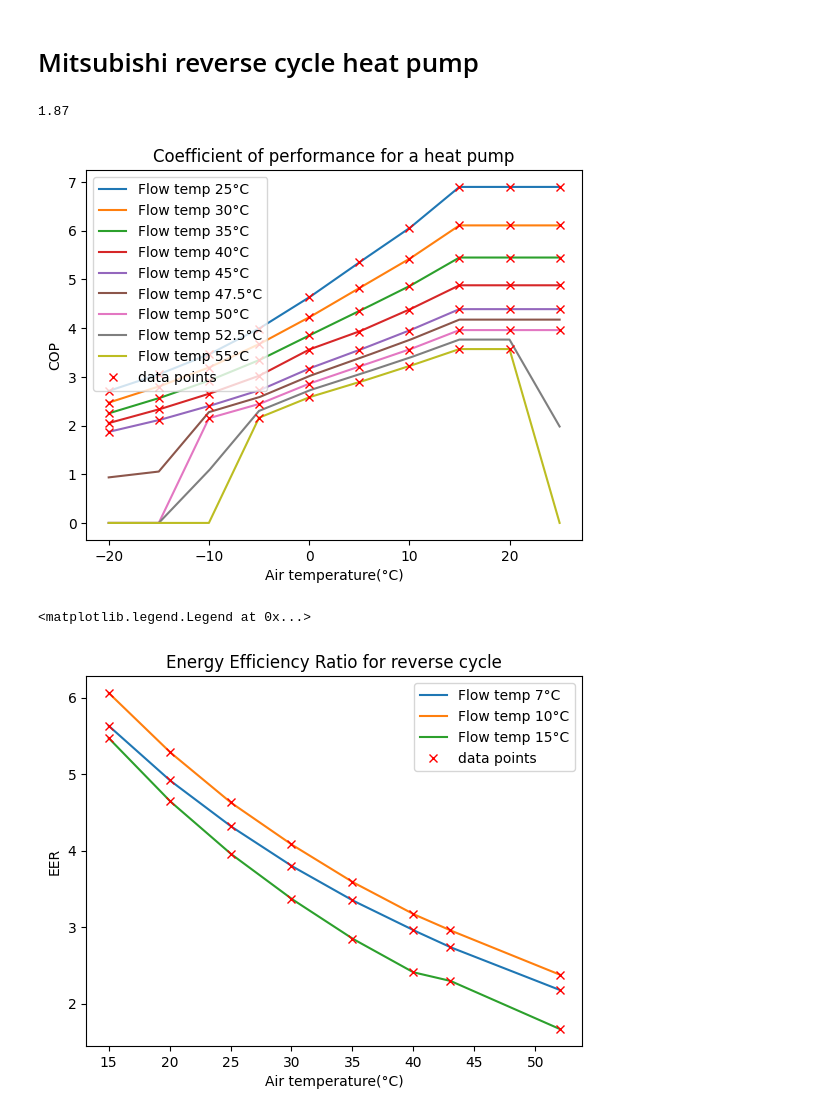
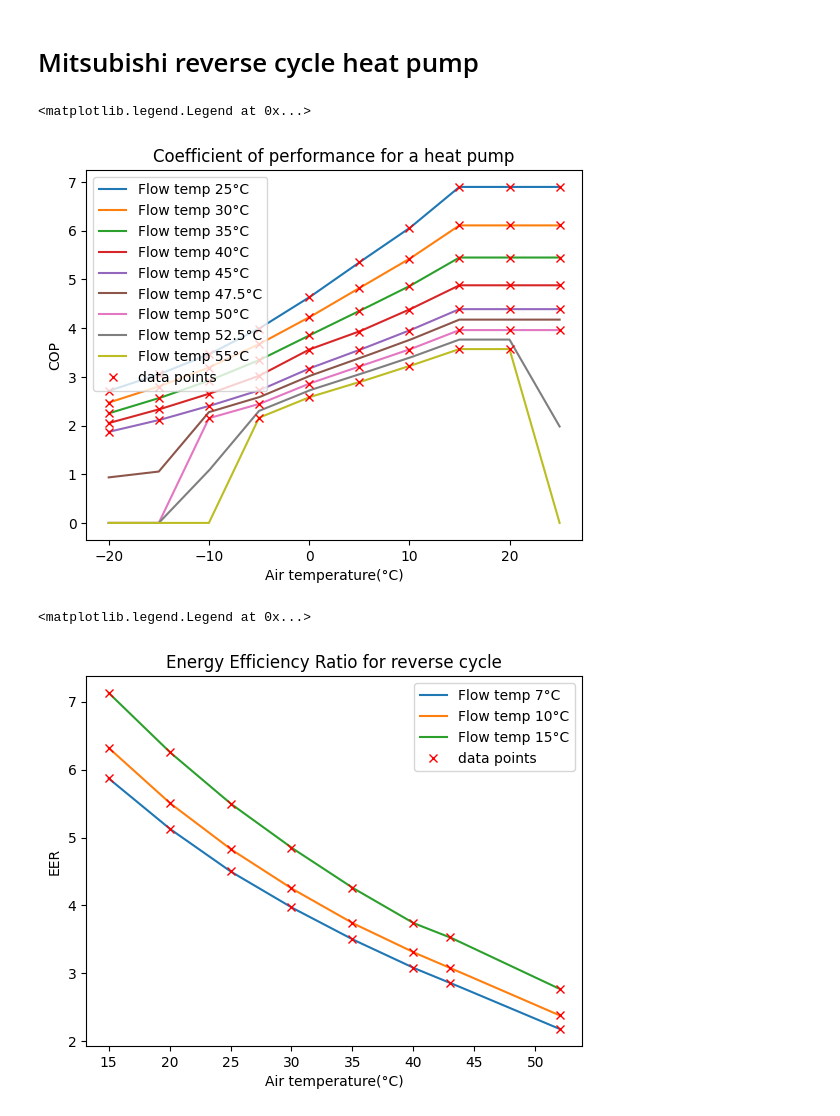
Before and after one commit to SNaylor12543/Variable_Output_Temperature_Heat_Pump, a Jupyter notebook: EAHV-M1500-YCL(-N).ipynb, the cells around one changed output. Saved outputs shown, nothing was run; the diff lists cells and outputs as text; code cells hidden in the pictures.

Commit message:
correcting cooling data

```diff
--- a/EAHV-M1500-YCL(-N).ipynb
+++ b/EAHV-M1500-YCL(-N).ipynb
@@ -33,48 +33,45 @@ plt.title('Coefficient of performance for a heat pump')
 plt.xlabel('Air temperature(°C)')
 plt.ylabel('COP')
 plt.legend()
-
-COP = Heat_Pump.interp_call(45, -20, COP_interp)
-print(COP)
 # %% [output]
-1.87
+<matplotlib.legend.Legend at 0x...>
 [figure]
 # %%
 from Modules.Heating import HVAC
 import matplotlib.pyplot as plt
 import Modules.Data as Data
 import numpy as np
 
-HVAC = HVAC("Data/Heat_Pump/EAHV-M1500-YCL(-N)/Cooling_5C.csv")
+HVAC = HVAC("Data/Heat_Pump/EAHV-M1500-YCL(-N)/Cooling_10C.csv")
 
 EER_interp = HVAC.interp_init("EER")
 
 air_temp = np.linspace(15, 52, 1000)
 hydronics_temp = [7, 10, 15]
 
 for flow_temp in hydronics_temp:
 
     EER = HVAC.interp_call(flow_temp, air_temp, EER_interp)
 
     plt.plot(air_temp, EER, label = 'Flow temp ' + str(flow_temp) + '°C')
 
 # data points
-data_air_temp = Data.column_from_csv("Data/Heat_Pump/EAHV-M1500-YCL(-N)/Cooling_5C.csv", "Air temperature(°C)")
+data_air_temp = Data.column_from_csv("Data/Heat_Pump/EAHV-M1500-YCL(-N)/Cooling_10C.csv", "Air temperature(°C)")
 
-data_flow_temp = Data.column_from_csv("Data/Heat_Pump/EAHV-M1500-YCL(-N)/Cooling_5C.csv", "Flow temperature(°C)")
+data_flow_temp = Data.column_from_csv("Data/Heat_Pump/EAHV-M1500-YCL(-N)/Cooling_10C.csv", "Flow temperature(°C)")
 
-data_EER = Data.column_from_csv("Data/Heat_Pump/EAHV-M1500-YCL(-N)/Cooling_5C.csv", "EER")
+data_EER = Data.column_from_csv("Data/Heat_Pump/EAHV-M1500-YCL(-N)/Cooling_10C.csv", "EER")
 # data_EER = HVAC.interp_call(data_flow_temp, data_air_temp, EER_interp)
 
 plt.plot(data_air_temp, data_EER, label="data points", marker='x', color='red', linestyle='None')
 
 plt.title('Energy Efficiency Ratio for reverse cycle')
 plt.xlabel('Air temperature(°C)')
 plt.ylabel('EER')
 plt.legend()
 # %% [output]
 <matplotlib.legend.Legend at 0x...>
-[figure, old version]
+[figure, new version]
 # %%
 from Modules.Heating import Heat_Pump
 from Modules.Heating import HVAC
```
Also changed, not shown: parts of 3 cells of this notebook, 4 other files.
